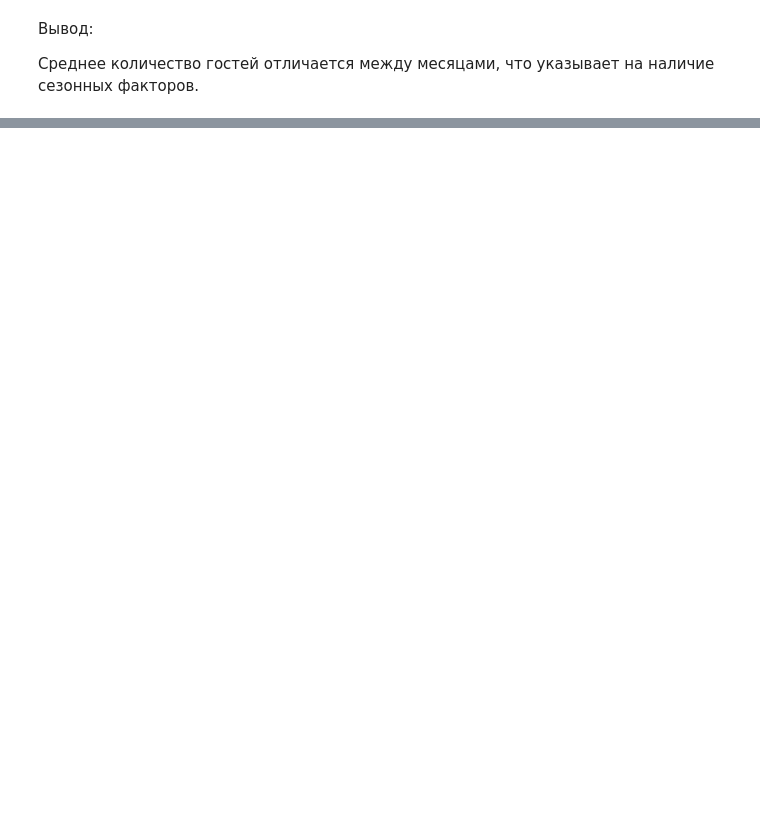
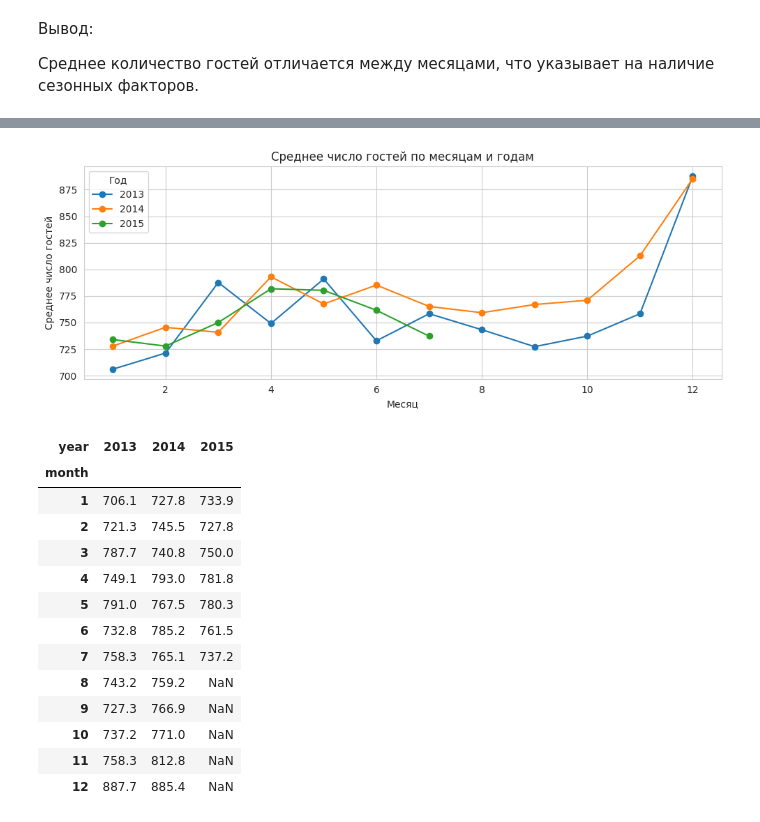
Before and after one commit to vitalinamysiv/restaurant-visitor-forecasting, a Jupyter notebook: notebooks/01_eda.ipynb, the cells around one changed output, grey strips where cells are left out. Saved outputs shown, nothing was run; the diff lists cells and outputs as text; code cells hidden in the pictures; blank space fills up the shorter version.

```diff
--- a/notebooks/01_eda.ipynb
+++ b/notebooks/01_eda.ipynb
@@ -262,0 +286,35 @@ plt.show()
+# %%
+df["year"] = df["date"].dt.year
+
+monthly_by_year = (
+    df.groupby(["year", "month"])["guests"]
+    .mean()
+    .unstack(level="year")
+)
+
+fig, ax = plt.subplots(figsize=(10, 4))
+monthly_by_year.plot(ax=ax, marker="o")
+ax.set_title("Среднее число гостей по месяцам и годам")
+ax.set_xlabel("Месяц")
+ax.set_ylabel("Среднее число гостей")
+ax.legend(title="Год")
+plt.tight_layout()
+plt.show()
+
+monthly_by_year.round(1)
+# %% [output]
+[figure, added]
+| year | 2013 | 2014 | 2015 |
+| month |  |  |  |
+| 1 | 706.1 | 727.8 | 733.9 |
+| 2 | 721.3 | 745.5 | 727.8 |
+| 3 | 787.7 | 740.8 | 750.0 |
+| 4 | 749.1 | 793.0 | 781.8 |
+| 5 | 791.0 | 767.5 | 780.3 |
+| 6 | 732.8 | 785.2 | 761.5 |
+| 7 | 758.3 | 765.1 | 737.2 |
+| 8 | 743.2 | 759.2 | NaN |
+| 9 | 727.3 | 766.9 | NaN |
+| 10 | 737.2 | 771.0 | NaN |
+| 11 | 758.3 | 812.8 | NaN |
+| 12 | 887.7 | 885.4 | NaN |
```
Also changed, not shown: parts of 33 cells of this notebook.
